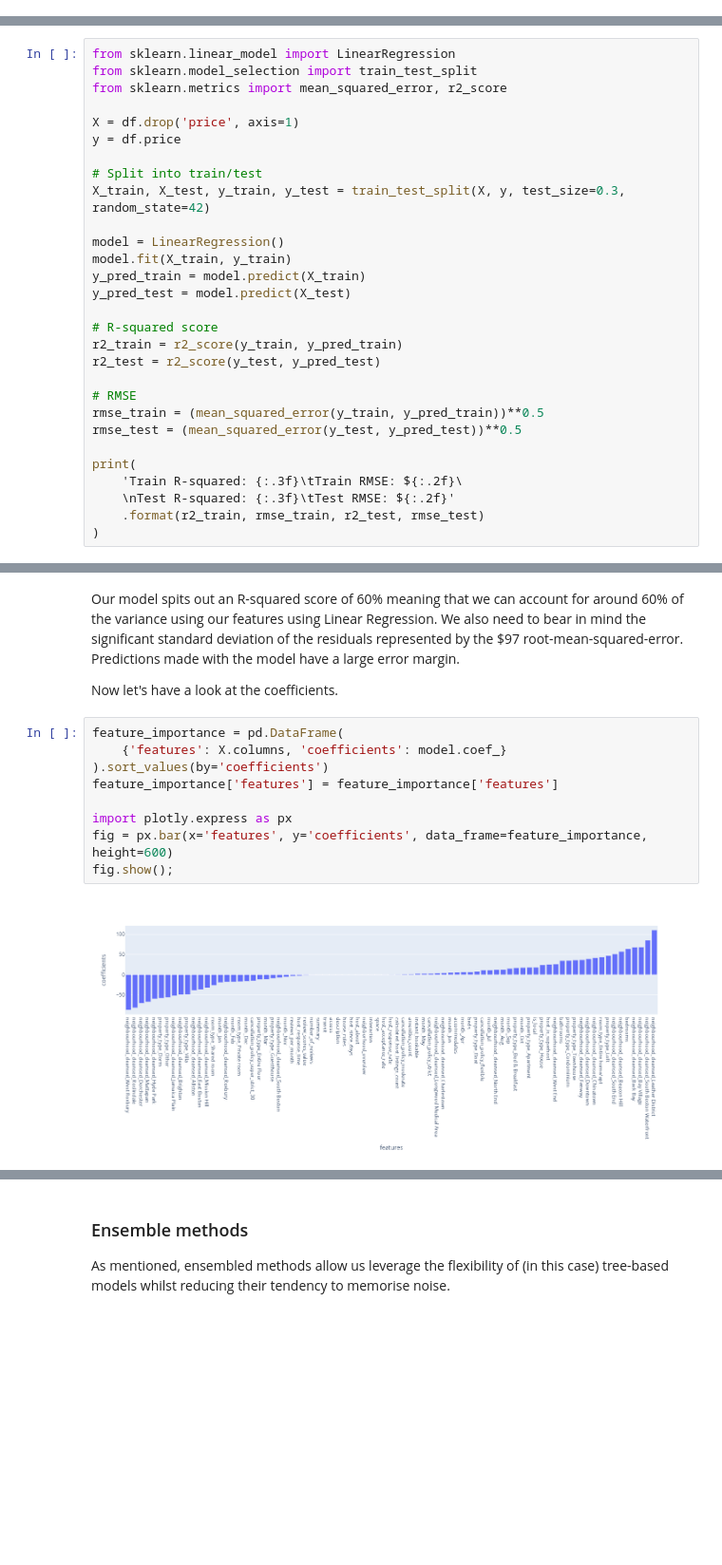
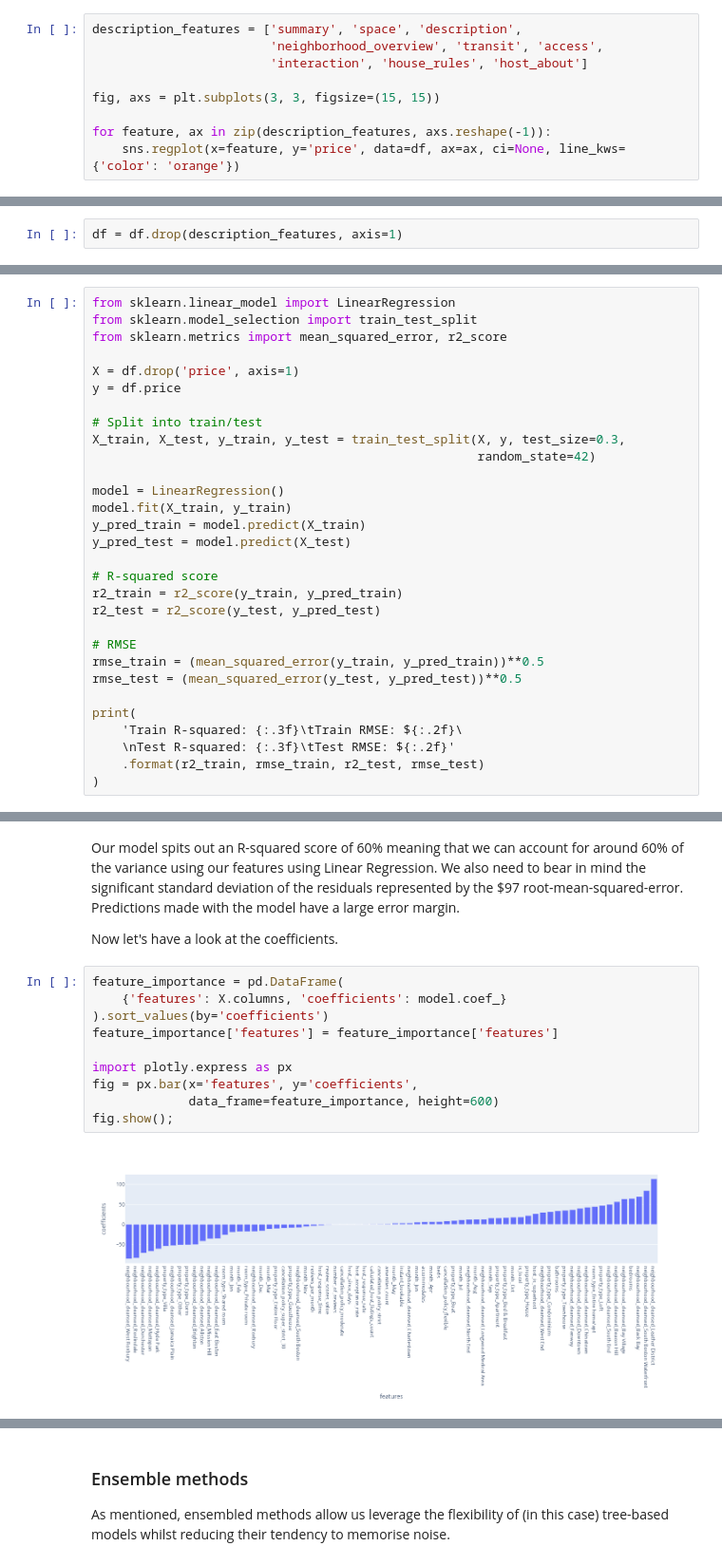
Before and after one commit to rjjfox/airbnb-datasets, a Jupyter notebook: UnderstandingPricing.ipynb, the cells around one changed output, grey strips where cells are left out. Shown at 95% size. Saved outputs shown, nothing was run; the diff lists cells and outputs as text; blank space fills up the shorter version.

```diff
--- a/UnderstandingPricing.ipynb
+++ b/UnderstandingPricing.ipynb
@@ -332,0 +422,9 @@ df
+# %%
+description_features = ['summary', 'space', 'description',
+                        'neighborhood_overview', 'transit', 'access',
+                        'interaction', 'house_rules', 'host_about']
+
+fig, axs = plt.subplots(3, 3, figsize=(15, 15))
+
+for feature, ax in zip(description_features, axs.reshape(-1)):
+    sns.regplot(x=feature, y='price', data=df, ax=ax, ci=None, line_kws={'color': 'orange'})
@@ -333,3 +435,5 @@ df
+# %%
+df = df.drop(description_features, axis=1)
 # %% [markdown]
 ## Preprocessing step
 # %% [markdown]
@@ -374,7 +478,8 @@ X = df.drop('price', axis=1)
 y = df.price
 
 # Split into train/test
-X_train, X_test, y_train, y_test = train_test_split(X, y, test_size=0.3, random_state=42)
+X_train, X_test, y_train, y_test = train_test_split(X, y, test_size=0.3,
+                                                    random_state=42)
 
 model = LinearRegression()
 model.fit(X_train, y_train)
@@ -406,14 +509,15 @@ Now let's have a look at the coefficients.
 # %%
 feature_importance = pd.DataFrame(
     {'features': X.columns, 'coefficients': model.coef_}
 ).sort_values(by='coefficients')
 feature_importance['features'] = feature_importance['features']
 
 import plotly.express as px
-fig = px.bar(x='features', y='coefficients', data_frame=feature_importance, height=600)
+fig = px.bar(x='features', y='coefficients',
+             data_frame=feature_importance, height=600)
 fig.show();
 # %% [output]
-[figure, old version]
+[figure, new version]
 # %% [markdown]
 With this birds eye view of the coefficients we can see quite a few features having little to no impact on the price according to our linear regression model. Notable features that don't influence the price here:
 
```
Also changed, not shown: parts of 24 cells of this notebook, 5 other files.
